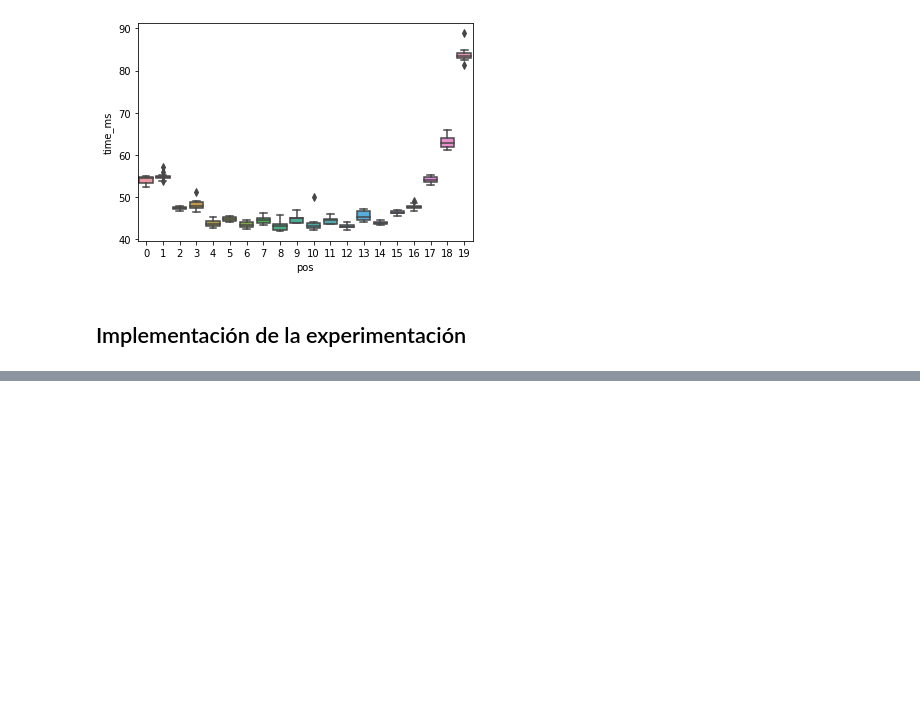
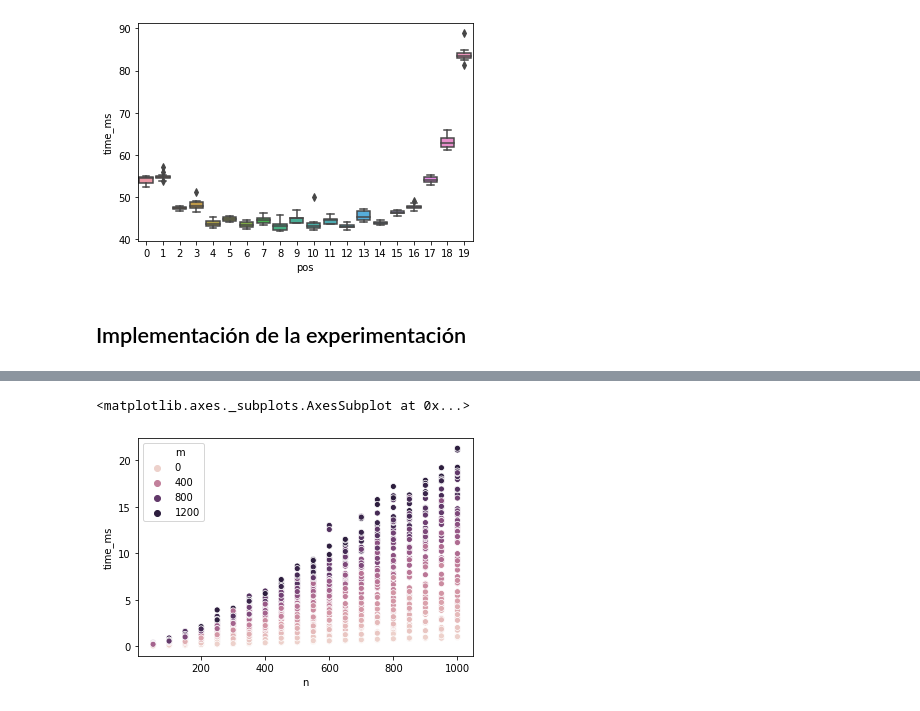
Before and after one commit to mnPanic/algo3-tp1, a Jupyter notebook: jupyter/experimentation.ipynb, the cells around one changed output, grey strips where cells are left out. Drawn from its saved outputs; the diff is of its cells as text; code cells hidden in the pictures; blank space fills up the shorter version.

```diff
--- a/jupyter/experimentation.ipynb
+++ b/jupyter/experimentation.ipynb
@@ -220,0 +181,4 @@ df_results.to_csv("resultados.csv")
+# %%
+df_results["m"] = df_results["instance"].map(lambda r: int(r.split("/")[2].split('-')[0]))
+df_results["n"] = df_results["instance"].map(lambda r: int(r.split("/")[2].split('-')[1]))
+df_results
@@ -220,0 +199,7 @@ df_results.to_csv("resultados.csv")
+# %%
+import seaborn as sns
+
+sns.scatterplot(data=df_results, x="n", y="time_ms", hue="m")
+# %% [output]
+<matplotlib.axes._subplots.AxesSubplot at 0x...>
+[figure, added]
```
Also changed, not shown: parts of 17 cells of this notebook, 5 other files.
